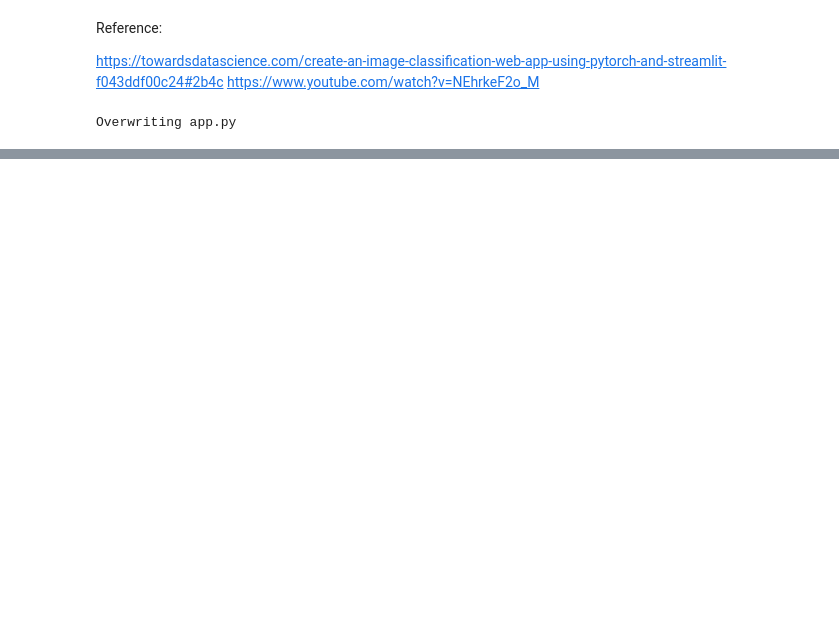
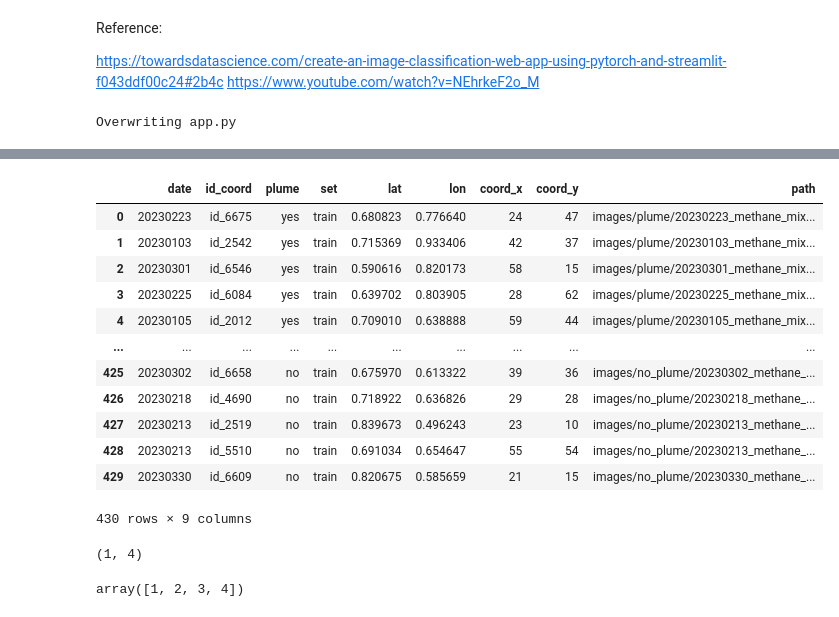
Before and after one commit to nguyen-nhat-mai/methane-leak-detection, a Jupyter notebook: Web_app.ipynb, the cells around one changed output, grey strips where cells are left out. Cells and saved outputs as stored; diff of their text form; code cells hidden in the pictures; blank space fills up the shorter version.

```diff
--- a/Web_app.ipynb
+++ b/Web_app.ipynb
@@ -183,0 +196,21 @@ Collecting usage statistics. To deactivate, set browser.gatherUsageStats to Fals
+# %%
+geo_map = pd.read_csv("metadata.csv")
+scaler = MinMaxScaler()
+scaled_values = scaler.fit_transform(geo_map[['lat', 'lon']])
+df_normalized = geo_map.copy()
+df_normalized[['lat', 'lon']] = scaled_values
+df_normalized
+# %% [output]
+|  | date | id_coord | plume | set | lat | lon | coord_x | coord_y | path |
+| 0 | 20230223 | id_6675 | yes | train | 0.680823 | 0.776640 | 24 | 47 | images/plume/20230223_methane_mix... |
+| 1 | 20230103 | id_2542 | yes | train | 0.715369 | 0.933406 | 42 | 37 | images/plume/20230103_methane_mix... |
+| 2 | 20230301 | id_6546 | yes | train | 0.590616 | 0.820173 | 58 | 15 | images/plume/20230301_methane_mix... |
+| 3 | 20230225 | id_6084 | yes | train | 0.639702 | 0.803905 | 28 | 62 | images/plume/20230225_methane_mix... |
+| 4 | 20230105 | id_2012 | yes | train | 0.709010 | 0.638888 | 59 | 44 | images/plume/20230105_methane_mix... |
+| ... | ... | ... | ... | ... | ... | ... | ... | ... | ... |
+| 425 | 20230302 | id_6658 | no | train | 0.675970 | 0.613322 | 39 | 36 | images/no_plume/20230302_methane_... |
+| 426 | 20230218 | id_4690 | no | train | 0.718922 | 0.636826 | 29 | 28 | images/no_plume/20230218_methane_... |
+| 427 | 20230213 | id_2519 | no | train | 0.839673 | 0.496243 | 23 | 10 | images/no_plume/20230213_methane_... |
+| 428 | 20230213 | id_5510 | no | train | 0.691034 | 0.654647 | 55 | 54 | images/no_plume/20230213_methane_... |
+| 429 | 20230330 | id_6609 | no | train | 0.820675 | 0.585659 | 21 | 15 | images/no_plume/20230330_methane_... |
+430 rows × 9 columns
@@ -183,0 +225,8 @@ Collecting usage statistics. To deactivate, set browser.gatherUsageStats to Fals
+# %%
+print(preprocess_location("20230103_methane_mixing_ratio_id_0438",df_normalized).shape)
+# %% [output]
+(1, 4)
+# %%
+np.array([1,2,3,4])
+# %% [output]
+array([1, 2, 3, 4])
```
Also changed, not shown: parts of 6 cells of this notebook.
